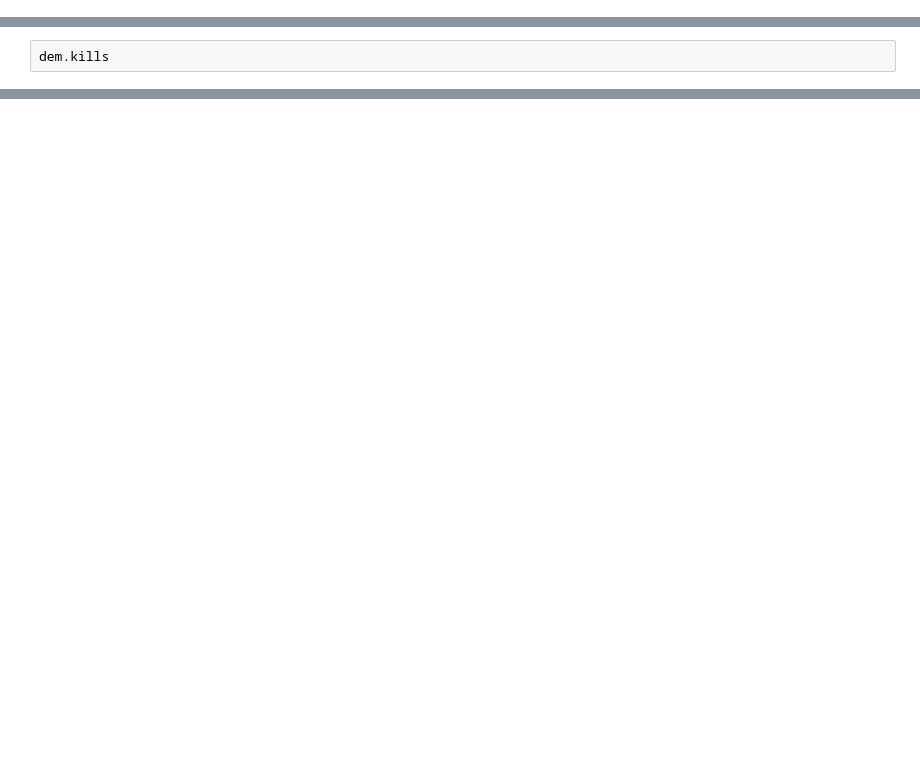
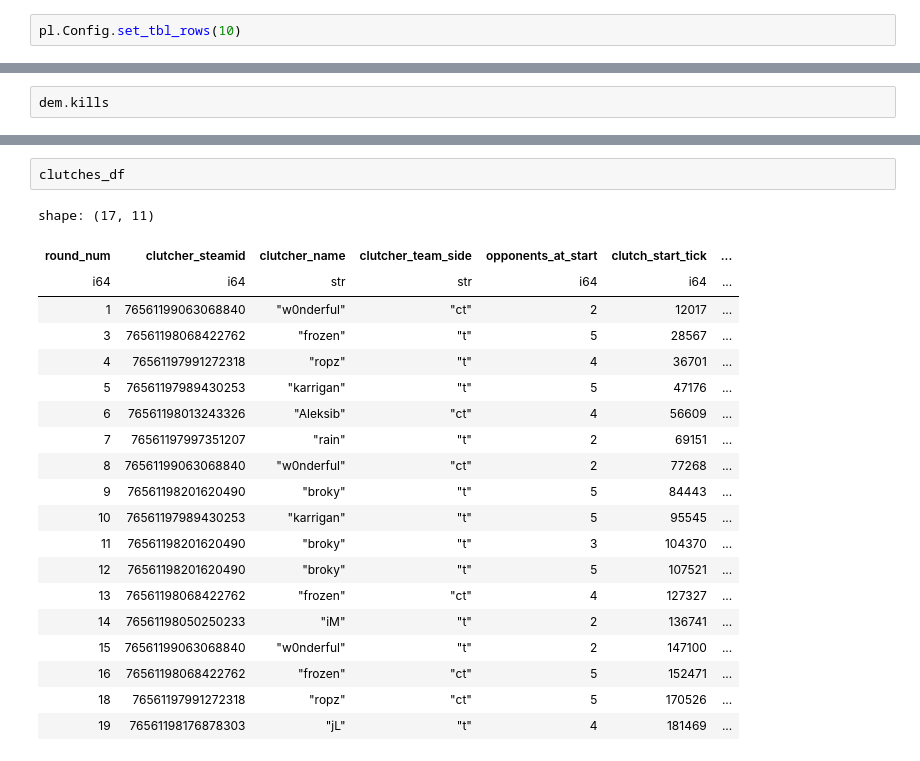
Before and after one commit to VictorLima4/CS2, a Jupyter notebook: scripts/debbuging.ipynb, the cells around one changed output, grey strips where cells are left out. Cells and saved outputs as stored; diff of their text form; blank space fills up the shorter version.

Commit message:
Added clutches data in debbuging stage

```diff
--- a/scripts/debbuging.ipynb
+++ b/scripts/debbuging.ipynb
@@ -354,3 +354,5 @@ for file_name in os.listdir(folder_path):
 # %%
 dem = Demo(file_test)
 dem.parse(player_props=["team_clan_name","total_rounds_played", "current_equip_value", "round_num", "is_alive"])
+# %%
+pl.Config.set_tbl_rows(10)
@@ -508,0 +728,23 @@ this_file_df_rounds
+# %%
+clutches_df
+# %% [output]
+shape: (17, 11)
+| round_num | clutcher_steamid | clutcher_name | clutcher_team_side | opponents_at_start | clutch_start_tick | ... |
+| i64 | i64 | str | str | i64 | i64 | ... |
+| 1 | 76561199063068840 | "w0nderful" | "ct" | 2 | 12017 | ... |
+| 3 | 76561198068422762 | "frozen" | "t" | 5 | 28567 | ... |
+| 4 | 76561197991272318 | "ropz" | "t" | 4 | 36701 | ... |
+| 5 | 76561197989430253 | "karrigan" | "t" | 5 | 47176 | ... |
+| 6 | 76561198013243326 | "Aleksib" | "ct" | 4 | 56609 | ... |
+| 7 | 76561197997351207 | "rain" | "t" | 2 | 69151 | ... |
+| 8 | 76561199063068840 | "w0nderful" | "ct" | 2 | 77268 | ... |
+| 9 | 76561198201620490 | "broky" | "t" | 5 | 84443 | ... |
+| 10 | 76561197989430253 | "karrigan" | "t" | 5 | 95545 | ... |
+| 11 | 76561198201620490 | "broky" | "t" | 3 | 104370 | ... |
+| 12 | 76561198201620490 | "broky" | "t" | 5 | 107521 | ... |
+| 13 | 76561198068422762 | "frozen" | "ct" | 4 | 127327 | ... |
+| 14 | 76561198050250233 | "iM" | "t" | 2 | 136741 | ... |
+| 15 | 76561199063068840 | "w0nderful" | "t" | 2 | 147100 | ... |
+| 16 | 76561198068422762 | "frozen" | "ct" | 5 | 152471 | ... |
+| 18 | 76561197991272318 | "ropz" | "ct" | 5 | 170526 | ... |
+| 19 | 76561198176878303 | "jL" | "t" | 4 | 181469 | ... |
```
Also changed, not shown: parts of 11 cells of this notebook, 2 other files.
